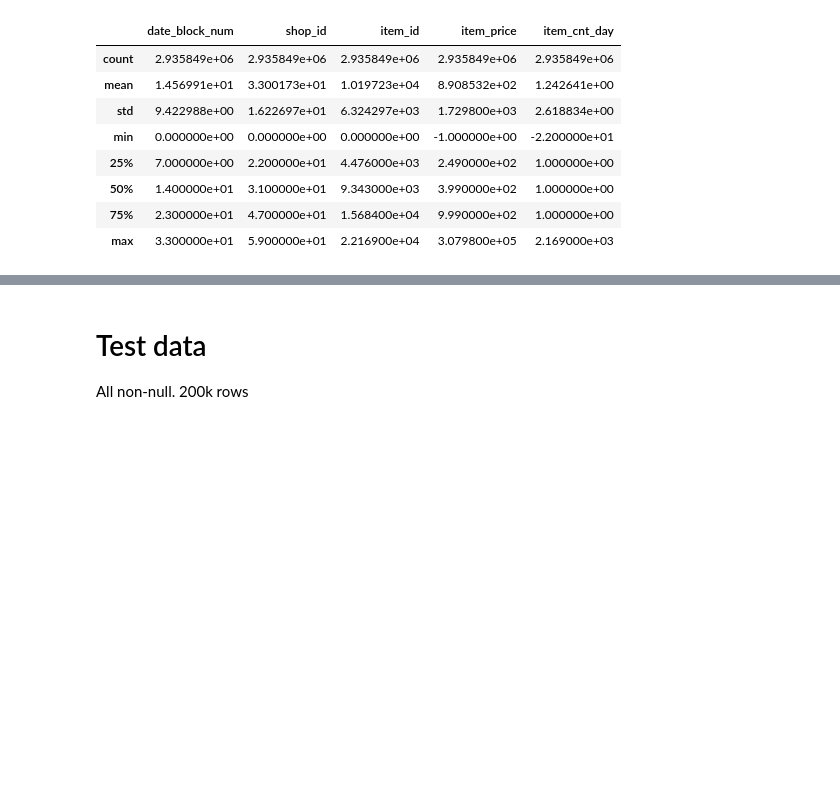
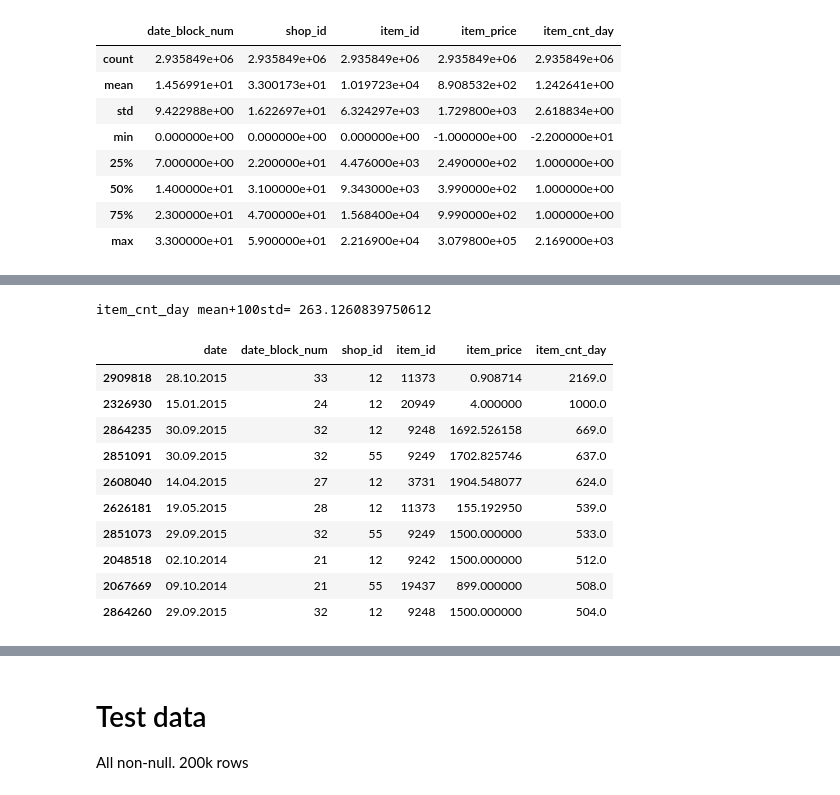
Before and after one commit to keijak/kaggle-pub, a Jupyter notebook: sales1c/eda.ipynb, the cells around one changed output, grey strips where cells are left out. Saved outputs shown, nothing was run; the diff lists cells and outputs as text; code cells hidden in the pictures; blank space fills up the shorter version.

```diff
--- a/sales1c/eda.ipynb
+++ b/sales1c/eda.ipynb
@@ -91,0 +146,16 @@ df_train_all[df_train_all.item_cnt_day > 700]
+# %%
+print('item_cnt_day mean+100std=', df_train_all.item_cnt_day.mean() + 100 * df_train_all.item_cnt_day.std())
+df_train_all.sort_values(by='item_cnt_day', ascending=False).head(10)
+# %% [output]
+item_cnt_day mean+100std= 263.1260839750612
+|  | date | date_block_num | shop_id | item_id | item_price | item_cnt_day |
+| 2909818 | 28.10.2015 | 33 | 12 | 11373 | 0.908714 | 2169.0 |
+| 2326930 | 15.01.2015 | 24 | 12 | 20949 | 4.000000 | 1000.0 |
+| 2864235 | 30.09.2015 | 32 | 12 | 9248 | 1692.526158 | 669.0 |
+| 2851091 | 30.09.2015 | 32 | 55 | 9249 | 1702.825746 | 637.0 |
+| 2608040 | 14.04.2015 | 27 | 12 | 3731 | 1904.548077 | 624.0 |
+| 2626181 | 19.05.2015 | 28 | 12 | 11373 | 155.192950 | 539.0 |
+| 2851073 | 29.09.2015 | 32 | 55 | 9249 | 1500.000000 | 533.0 |
+| 2048518 | 02.10.2014 | 21 | 12 | 9242 | 1500.000000 | 512.0 |
+| 2067669 | 09.10.2014 | 21 | 55 | 19437 | 899.000000 | 508.0 |
+| 2864260 | 29.09.2015 | 32 | 12 | 9248 | 1500.000000 | 504.0 |
```
Also changed, not shown: parts of 9 cells of this notebook, 1 other file.
